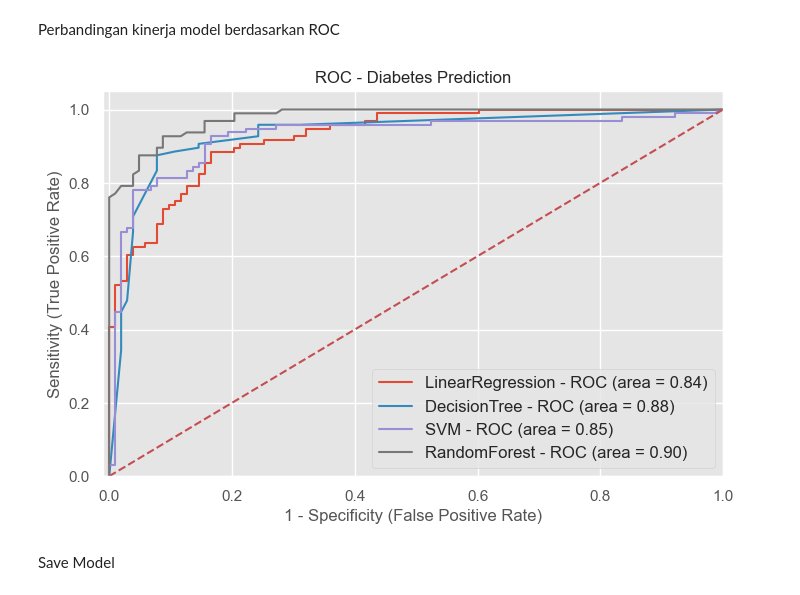
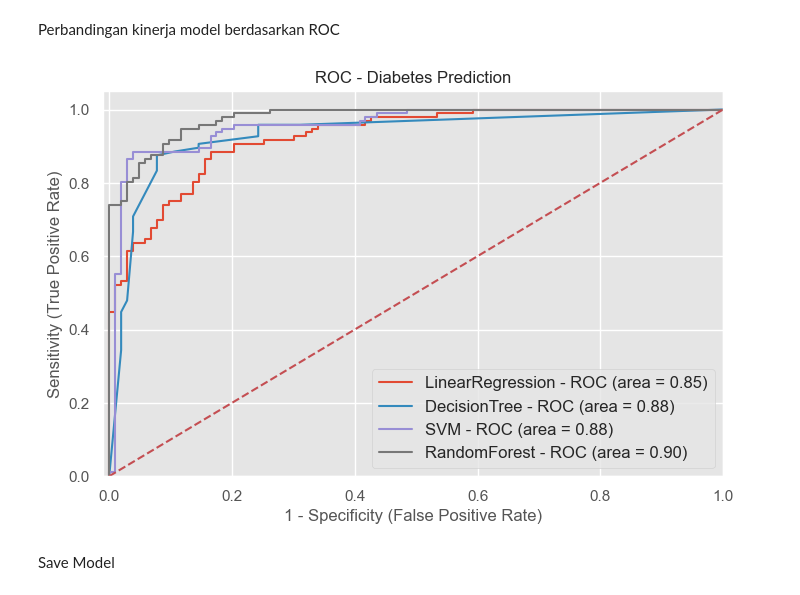
Before and after one commit to aansyawaluddin/DM-ML24-ProjeckTask, a Jupyter notebook: backend/Diabetes_Prediction_Using_ML.ipynb, the cells around one changed output. Saved outputs shown, nothing was run; the diff lists cells and outputs as text; code cells hidden in the pictures.

Commit message:
update data visualization on evaluation model

```diff
--- a/backend/Diabetes_Prediction_Using_ML.ipynb
+++ b/backend/Diabetes_Prediction_Using_ML.ipynb
@@ -917,39 +934,39 @@ plt.figure(figsize=(8,5))
 models = [
 {
     'label': 'LinearRegression',
-    'model': log_reg,
+    'model': best_model_lr,
 },
 {
     'label': 'DecisionTree',
-    'model': DT,
+    'model': dt_best,
 },
 {
     'label': 'SVM',
-    'model': svc,
+    'model': svc_best,
 },
 {
     'label': 'RandomForest',
-    'model': rand_clf,
+    'model': best_model_rf,
 },
 ]
 for m in models:
     model = m['model']
     model.fit(X_train, y_train)
     y_pred=model.predict(X_test)
     fpr1, tpr1, thresholds = metrics.roc_curve(y_test, model.predict_proba(X_test)[:,1])
     auc = metrics.roc_auc_score(y_test,model.predict(X_test))
     plt.plot(fpr1, tpr1, label='%s - ROC (area = %0.2f)' % (m['label'], auc))
 
 plt.plot([0, 1], [0, 1],'r--')
 plt.xlim([-0.01, 1.0])
 plt.ylim([0.0, 1.05])
 plt.xlabel('1 - Specificity (False Positive Rate)', fontsize=12)
 plt.ylabel('Sensitivity (True Positive Rate)', fontsize=12)
 plt.title('ROC - Diabetes Prediction', fontsize=12)
 plt.legend(loc="lower right", fontsize=12)
 plt.show()
 # %% [output]
-[figure, old version]
+[figure, new version]
 # %% [markdown]
 Save Model
 # %%
```
Also changed, not shown: parts of 8 cells of this notebook.
